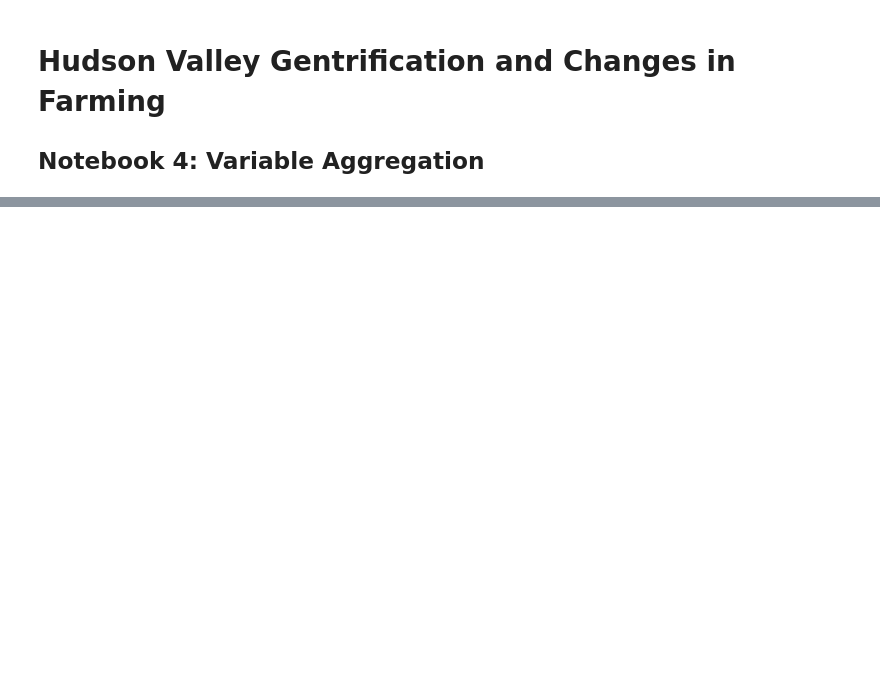
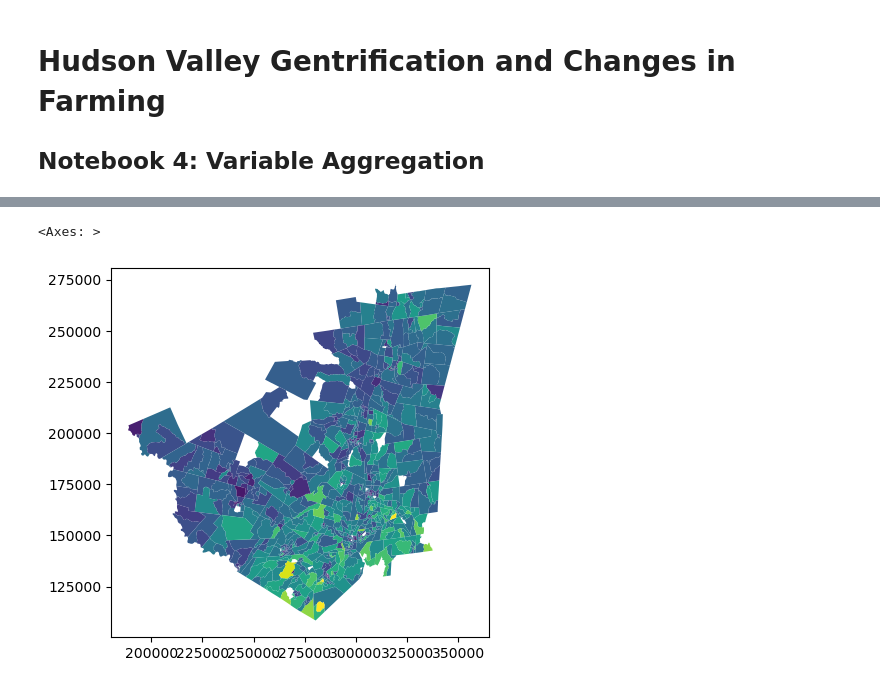
Before and after one commit to dkrasne/nys_farms, a Jupyter notebook: nys_farms_4_varagg.ipynb, the cells around one changed output, grey strips where cells are left out. Saved outputs shown, nothing was run; the diff lists cells and outputs as text; code cells hidden in the pictures; blank space fills up the shorter version.

```diff
--- a/nys_farms_4_varagg.ipynb
+++ b/nys_farms_4_varagg.ipynb
@@ -54,0 +64,11 @@ gdf_counties_core = gpd.read_file("data/counties_core.geojson").to_csv(proj_huds
+# %%
+# import shapefiles
+gdf_farms_clean = gpd.read_file(r"data\farms_clean.geojson").to_crs(proj_nys_east)
+gdf_farms_core = gpd.read_file(r"data\farms_core.geojson").to_crs(proj_hudson_ft)
+
+gdf_nys_counties = gpd.read_file("data/NYS_Civil_Boundaries_2455759864913236436.geojson").to_crs(proj_nys_east)
+gdf_zctas_core = gpd.read_file(r"data\zctas_core.geojson").to_crs(proj_hudson_ft)
+gdf_tracts2017_core = gpd.read_file("data/tracts_core_2017.geojson").to_crs(proj_hudson_ft)
+gdf_tracts2022_core = gpd.read_file("data/tracts_core_2022.geojson").to_crs(proj_hudson_ft)
+gdf_bgs2022_core = gpd.read_file("data/bgs_core_2022.geojson").to_crs(proj_hudson_ft)
+gdf_counties_core = gpd.read_file("data/counties_core.geojson").to_crs(proj_hudson_ft)
@@ -54,0 +81,2 @@ gdf_counties_core = gpd.read_file("data/counties_core.geojson").to_csv(proj_huds
+# %%
+acs_bg2022_df = acs_bg2022_df.assign(GEOIDbg = acs_bg2022_df.GEOID+acs_bg2022_df.BLOCK_GROUP)
@@ -54,0 +532,5 @@ gdf_counties_core = gpd.read_file("data/counties_core.geojson").to_csv(proj_huds
+# %%
+gdf_bgs2022_core.merge(acs_bg2022_df, how='left', left_on="GEOID_x", right_on="GEOIDbg").plot(column="B19013_001E")
+# %% [output]
+<Axes: >
+[figure, added]
```
Also changed, not shown: parts of 41 cells of this notebook, 1 other file.
